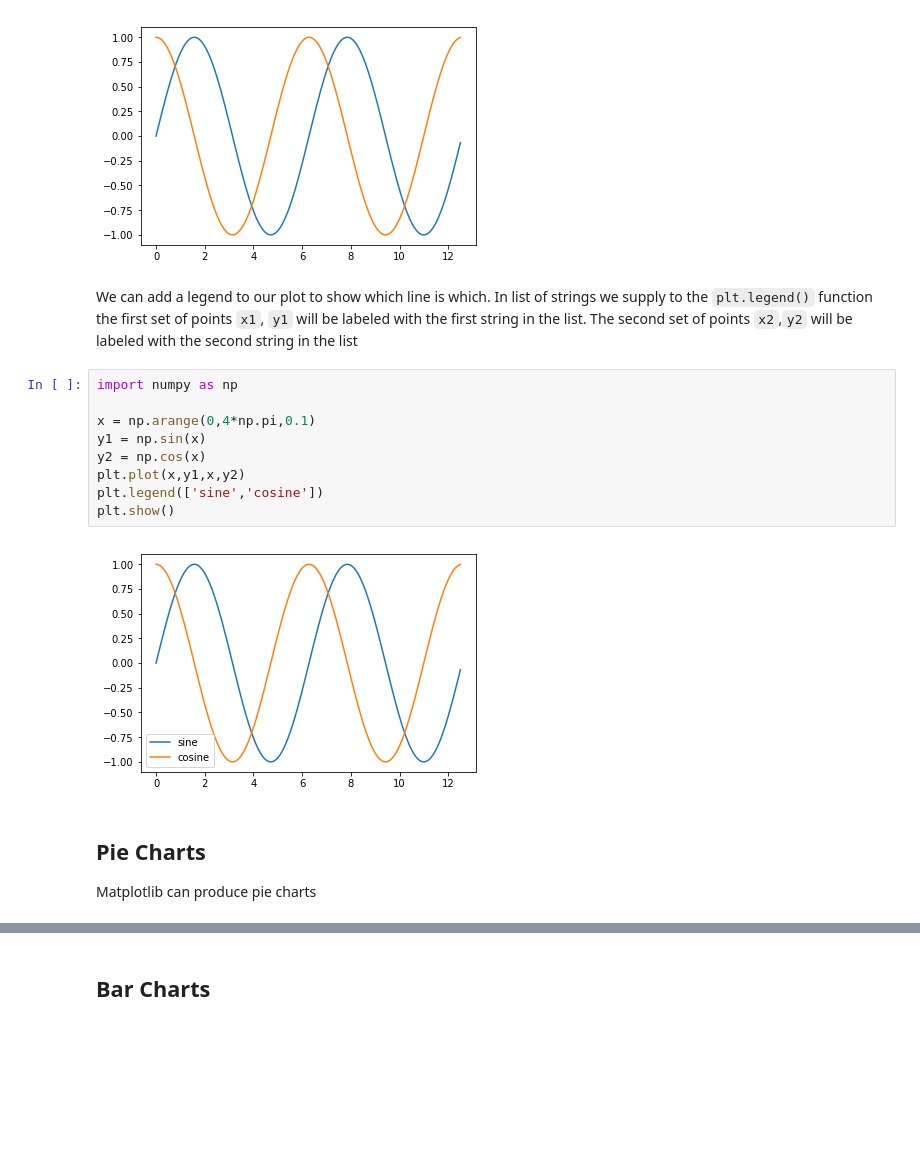
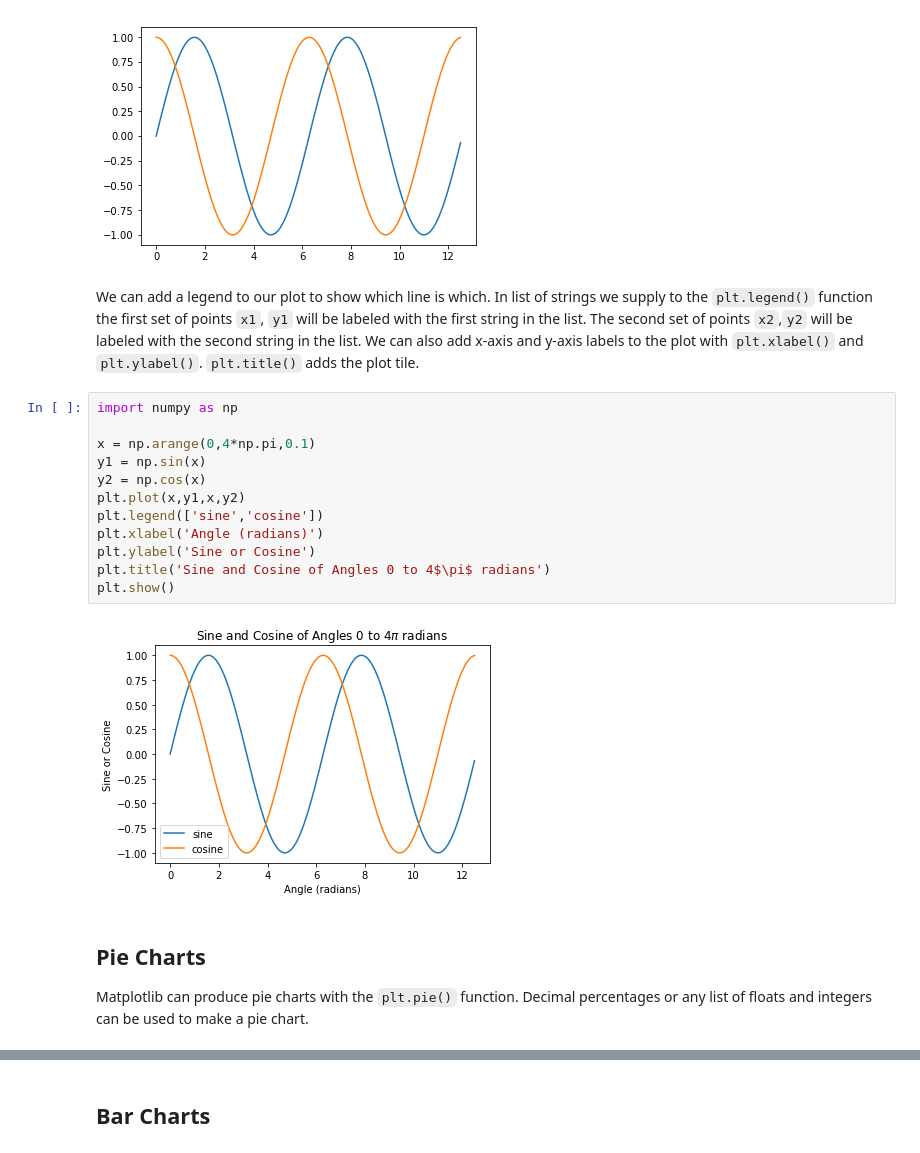
Before and after one commit to ProfessorKazarinoff/ENGR101, a Jupyter notebook: notes/Lab_8_Notes-Plotting_with_Python.ipynb, the cells around one changed output, grey strips where cells are left out. Cells and saved outputs as stored; diff of their text form; blank space fills up the shorter version.

Commit message:
plot notes

````diff
--- a/notes/Lab_8_Notes-Plotting_with_Python.ipynb
+++ b/notes/Lab_8_Notes-Plotting_with_Python.ipynb
@@ -314,22 +316,25 @@ plt.show()
 # %% [output]
 [figure]
 # %% [markdown]
-We can add a legend to our plot to show which line is which. In list of strings we supply to the ```plt.legend()``` function the first set of points ```x1```, ```y1``` will be labeled with the first string in the list. The second set of points ```x2```,```y2``` will be labeled with the second string in the list
+We can add a legend to our plot to show which line is which. In list of strings we supply to the ```plt.legend()``` function the first set of points ```x1```, ```y1``` will be labeled with the first string in the list. The second set of points ```x2```,```y2``` will be labeled with the second string in the list. We can also add x-axis and y-axis labels to the plot with ```plt.xlabel()``` and ```plt.ylabel()```. ```plt.title()``` adds the plot tile.
 # %%
 import numpy as np
 
 x = np.arange(0,4*np.pi,0.1)
 y1 = np.sin(x)
 y2 = np.cos(x)
 plt.plot(x,y1,x,y2)
 plt.legend(['sine','cosine'])
+plt.xlabel('Angle (radians)')
+plt.ylabel('Sine or Cosine')
+plt.title('Sine and Cosine of Angles 0 to 4$\pi$ radians')
 plt.show()
 # %% [output]
-[figure, old version]
+[figure, new version]
-# %% [markdown]
-## Pie Charts
-
-Matplotlib can produce pie charts
+# %% [markdown]
+## Pie Charts
+
+Matplotlib can produce pie charts with the ```plt.pie()``` function. Decimal percentages or any list of floats and integers can be used to make a pie chart.
 # %% [markdown]
 For a manufactured item cost can be broken down to engineering (including design), manufacturing (including raw materials), sales (including marketing) and profit.
 
````
Also changed, not shown: parts of 15 cells of this notebook, 2 other files.
